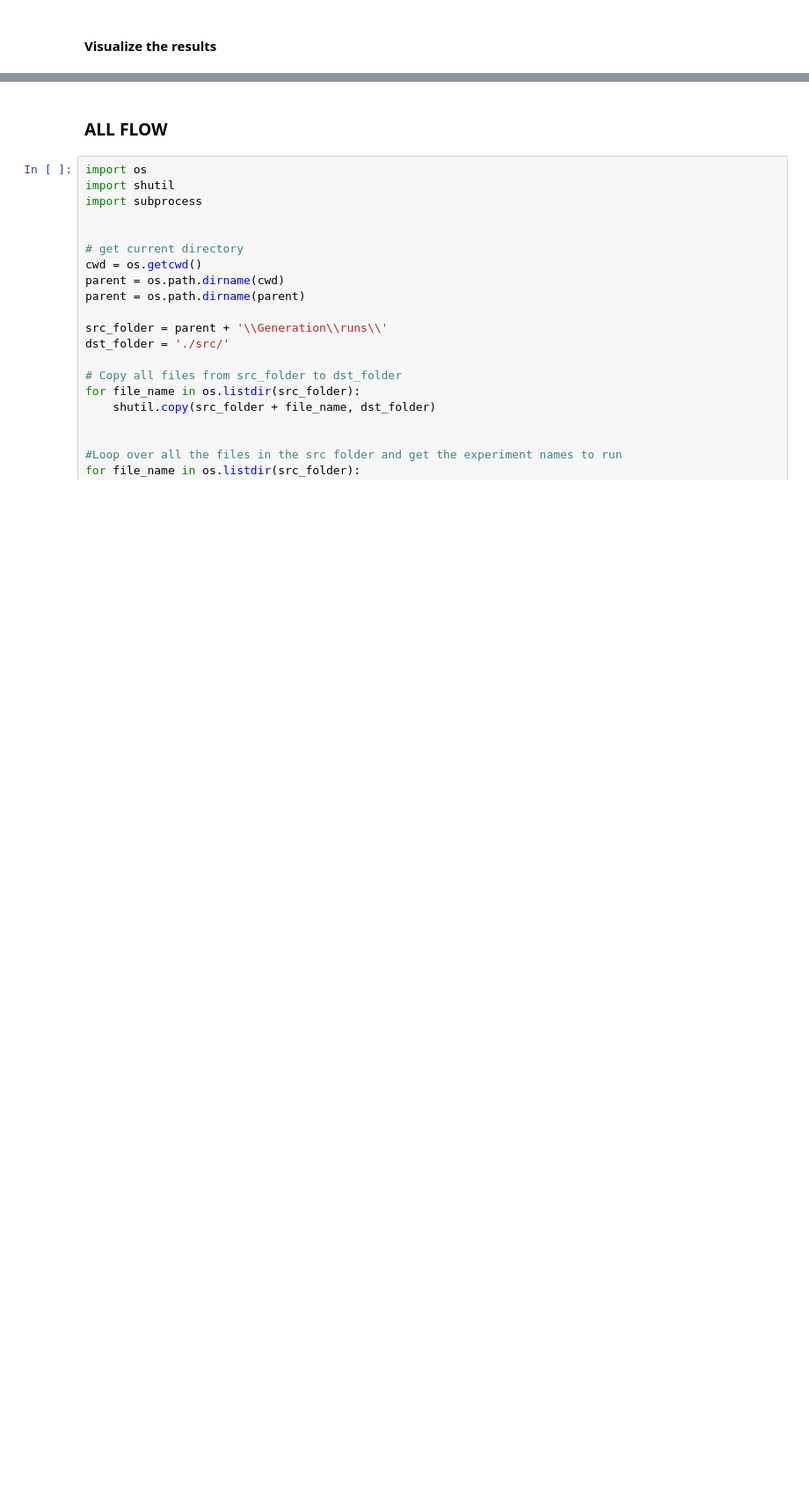
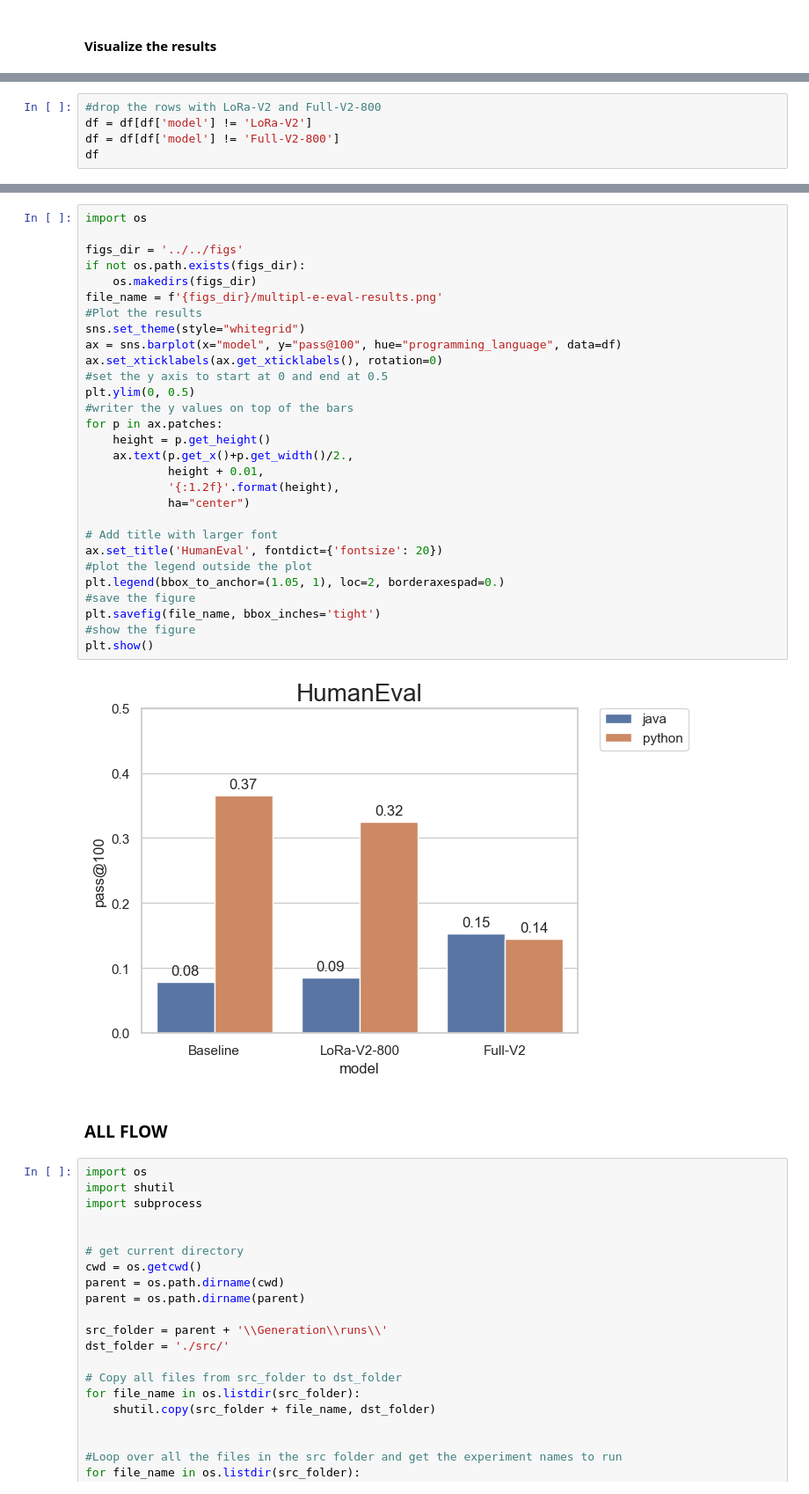
Before and after one commit to ammarnasr/LLM-for-code-intelligence, a Jupyter notebook: Evaluation/MultiPL-E/demo.ipynb, the cells around one changed output, grey strips where cells are left out. Shown at 88% size. Drawn from its saved outputs; the diff is of its cells as text; blank space fills up the shorter version.

```diff
--- a/Evaluation/MultiPL-E/demo.ipynb
+++ b/Evaluation/MultiPL-E/demo.ipynb
@@ -170,0 +207,5 @@ plt.show()
+# %%
+#drop the rows with LoRa-V2 and Full-V2-800
+df = df[df['model'] != 'LoRa-V2']
+df = df[df['model'] != 'Full-V2-800']
+df
@@ -171,3 +220,34 @@ plt.show()
+# %%
+import os
+
+figs_dir = '../../figs'
+if not os.path.exists(figs_dir):
+    os.makedirs(figs_dir)
+file_name = f'{figs_dir}/multipl-e-eval-results.png'
+#Plot the results
+sns.set_theme(style="whitegrid")
+ax = sns.barplot(x="model", y="pass@100", hue="programming_language", data=df)
+ax.set_xticklabels(ax.get_xticklabels(), rotation=0)
+#set the y axis to start at 0 and end at 0.5
+plt.ylim(0, 0.5)
+#writer the y values on top of the bars
+for p in ax.patches:
+    height = p.get_height()
+    ax.text(p.get_x()+p.get_width()/2.,
+            height + 0.01,
+            '{:1.2f}'.format(height),
+            ha="center")
+
+# Add title with larger font
+ax.set_title('HumanEval', fontdict={'fontsize': 20})
+#plot the legend outside the plot
+plt.legend(bbox_to_anchor=(1.05, 1), loc=2, borderaxespad=0.)
+#save the figure
+plt.savefig(file_name, bbox_inches='tight')
+#show the figure
+plt.show()
+# %% [output]
+[figure, added]
 # %% [markdown]
 ### ALL FLOW
 # %%
```
Also changed, not shown: parts of 20 cells of this notebook, 8 other files.
